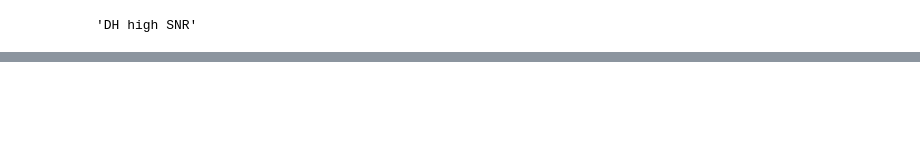
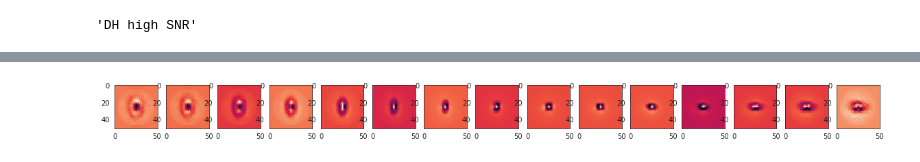
Before and after one commit to mackelab/DECODE, a Jupyter notebook: train_chall.ipynb, the cells around one changed output, grey strips where cells are left out. Saved outputs shown, nothing was run; the diff lists cells and outputs as text; code cells hidden in the pictures; blank space fills up the shorter version.

```diff
--- a/train_chall.ipynb
+++ b/train_chall.ipynb
@@ -195,9 +203,10 @@ plt.title('z offsets   ' + str(np.round(np.corrcoef(locs['ZO'][inds],arr_infs['Z
 # %%
 plt.figure(figsize=(20,5))
 for i in range(1,len(model.mgen.w_map)+1):
     plt.subplot(1,len(model.mgen.w_map),i)
     plt.imshow(cpu(model.mgen.w_map)[i-1])
-    plt.title(cpu(model.mgen.w_map)[i-1].sum())
+# %% [output]
+[figure, added]
 # %%
 from matplotlib.patches import Circle
 
```
Also changed, not shown: parts of 10 cells of this notebook, 11 other files.
